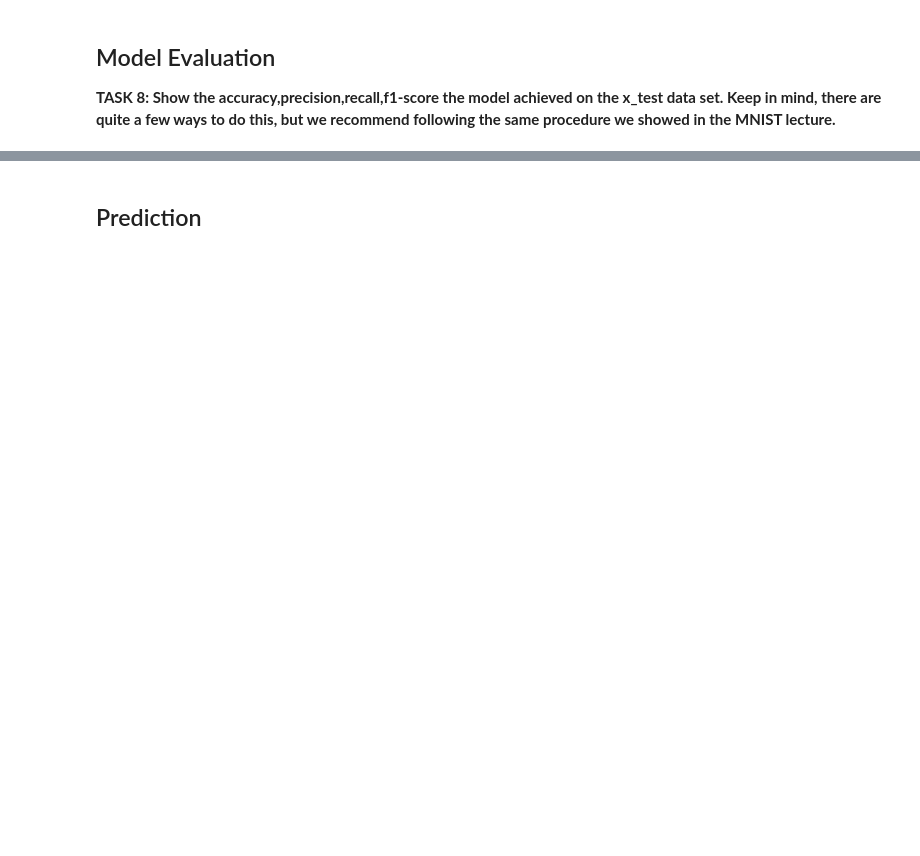
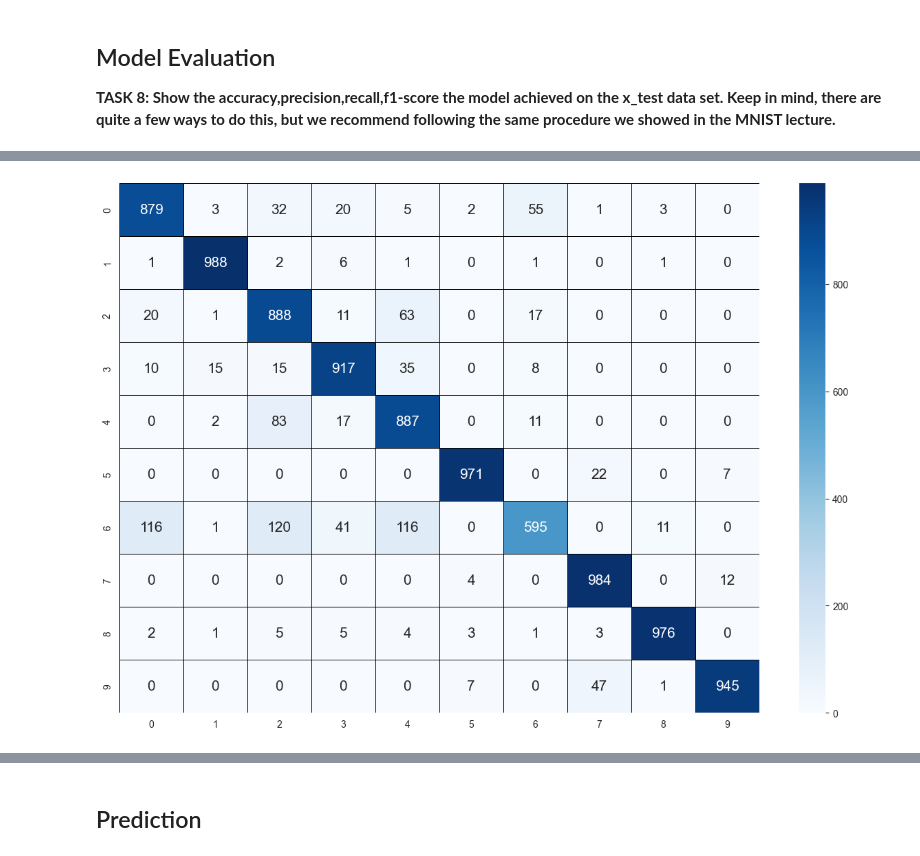
Before and after one commit to iceyisaak/dl_assignment02_cnn-fashion-mnist, a Jupyter notebook: DL-Assignment-2 (Image Classification with CNN)-Student.ipynb, the cells around one changed output, grey strips where cells are left out. Drawn from its saved outputs; the diff is of its cells as text; code cells hidden in the pictures; blank space fills up the shorter version.

```diff
--- a/DL-Assignment-2 (Image Classification with CNN)-Student.ipynb
+++ b/DL-Assignment-2 (Image Classification with CNN)-Student.ipynb
@@ -262,0 +416,3 @@ encoder = OneHotEncoder(sparse_output=False)
+# %%
+pred_prob = model.predict(x_test)
+pred_prob
@@ -262,0 +449,3 @@ encoder = OneHotEncoder(sparse_output=False)
+# %%
+y_pred = np.argmax(pred_prob, axis=1)
+y_pred
@@ -262,0 +490,14 @@ encoder = OneHotEncoder(sparse_output=False)
+# %%
+plt.figure(figsize=(15, 10))
+sns.heatmap(
+    confusion_matrix(y_test, y_pred),
+    annot=True,
+    cmap="Blues",
+    linewidths=0.5,
+    linecolor="black",
+    fmt="g",
+    annot_kws={"size": 15},
+)
+plt.show()
+# %% [output]
+[figure, added]
```
Also changed, not shown: parts of 31 cells of this notebook.
